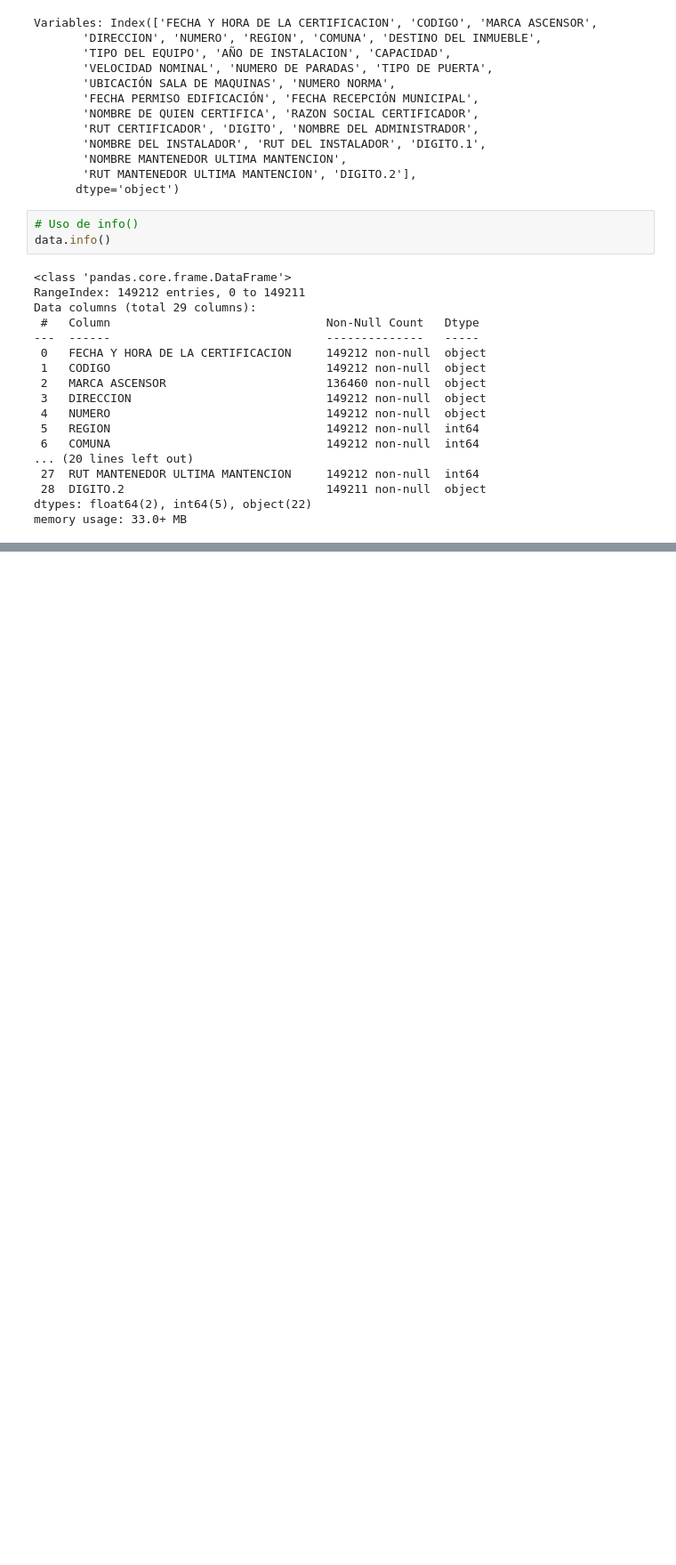
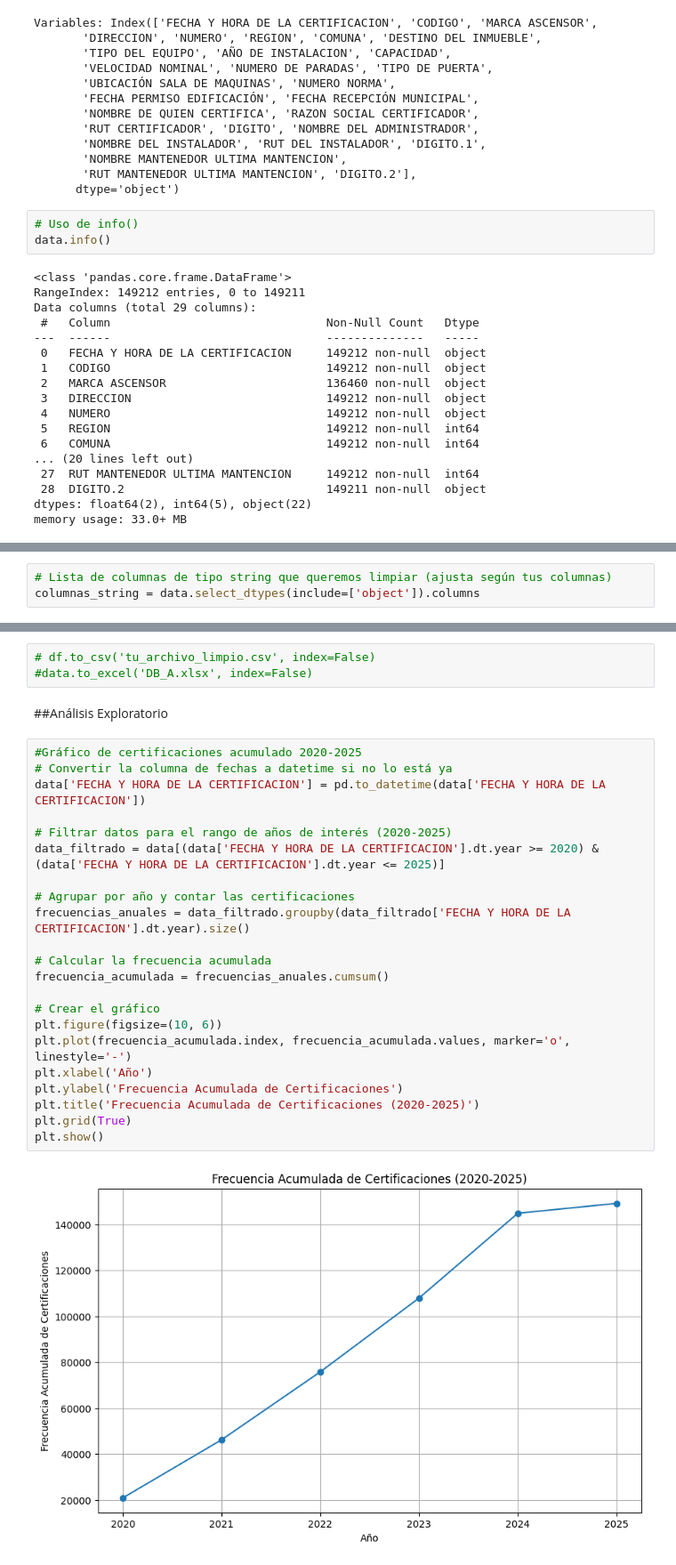
Before and after one commit to SAZA-KARTIAN/Ascensores_Chile, a Jupyter notebook: DB_Ascensores_certificados.ipynb, the cells around one changed output, grey strips where cells are left out. Shown: that part at 89% size. Drawn from its saved outputs; the diff is of its cells as text; blank space fills up the shorter version.

```diff
--- a/DB_Ascensores_certificados.ipynb
+++ b/DB_Ascensores_certificados.ipynb
@@ -316,0 +154,3 @@ display(data_pisos.head())
+# %%
+# Lista de columnas de tipo string que queremos limpiar (ajusta según tus columnas)
+columnas_string = data.select_dtypes(include=['object']).columns
@@ -316,0 +1402,29 @@ display(data_pisos.head())
+# %%
+# df.to_csv('tu_archivo_limpio.csv', index=False)
+#data.to_excel('DB_A.xlsx', index=False)
+# %% [markdown]
+##Análisis Exploratorio
+# %%
+#Gráfico de certificaciones acumulado 2020-2025
+# Convertir la columna de fechas a datetime si no lo está ya
+data['FECHA Y HORA DE LA CERTIFICACION'] = pd.to_datetime(data['FECHA Y HORA DE LA CERTIFICACION'])
+
+# Filtrar datos para el rango de años de interés (2020-2025)
+data_filtrado = data[(data['FECHA Y HORA DE LA CERTIFICACION'].dt.year >= 2020) & (data['FECHA Y HORA DE LA CERTIFICACION'].dt.year <= 2025)]
+
+# Agrupar por año y contar las certificaciones
+frecuencias_anuales = data_filtrado.groupby(data_filtrado['FECHA Y HORA DE LA CERTIFICACION'].dt.year).size()
+
+# Calcular la frecuencia acumulada
+frecuencia_acumulada = frecuencias_anuales.cumsum()
+
+# Crear el gráfico
+plt.figure(figsize=(10, 6))
+plt.plot(frecuencia_acumulada.index, frecuencia_acumulada.values, marker='o', linestyle='-')
+plt.xlabel('Año')
+plt.ylabel('Frecuencia Acumulada de Certificaciones')
+plt.title('Frecuencia Acumulada de Certificaciones (2020-2025)')
+plt.grid(True)
+plt.show()
+# %% [output]
+[figure, added]
```
Also changed, not shown: parts of 43 cells of this notebook.
